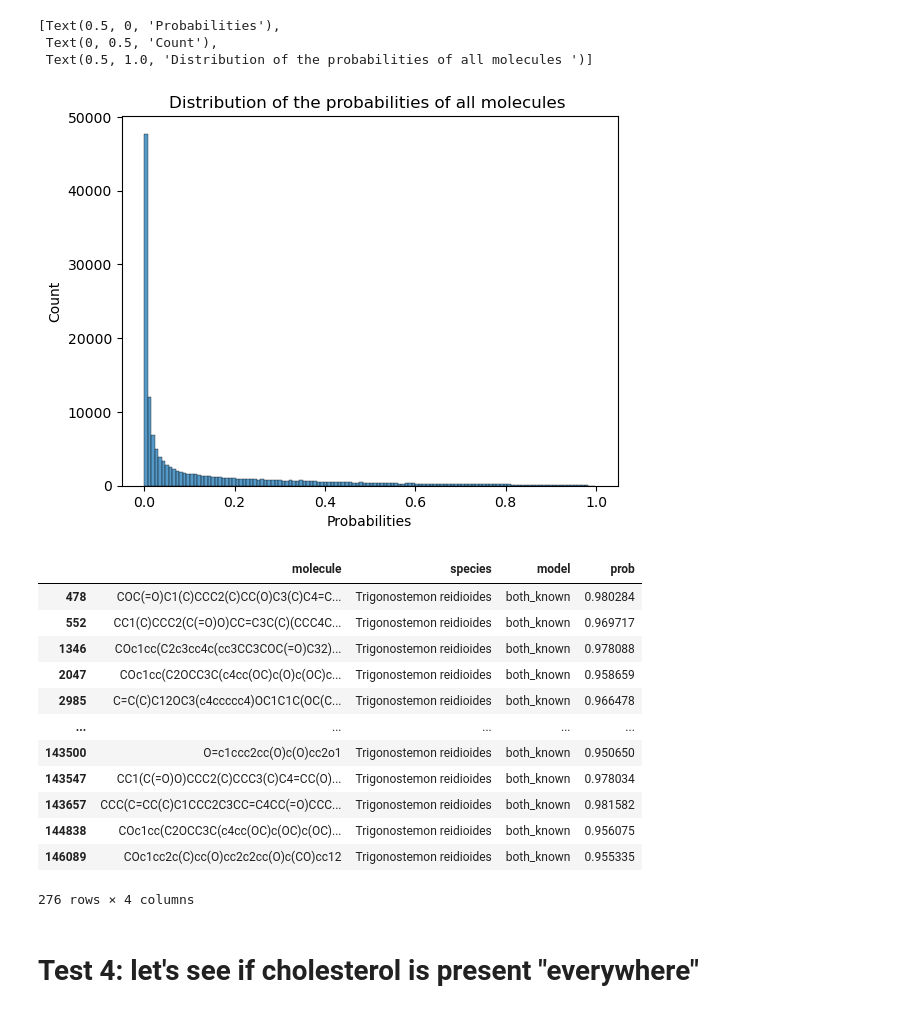
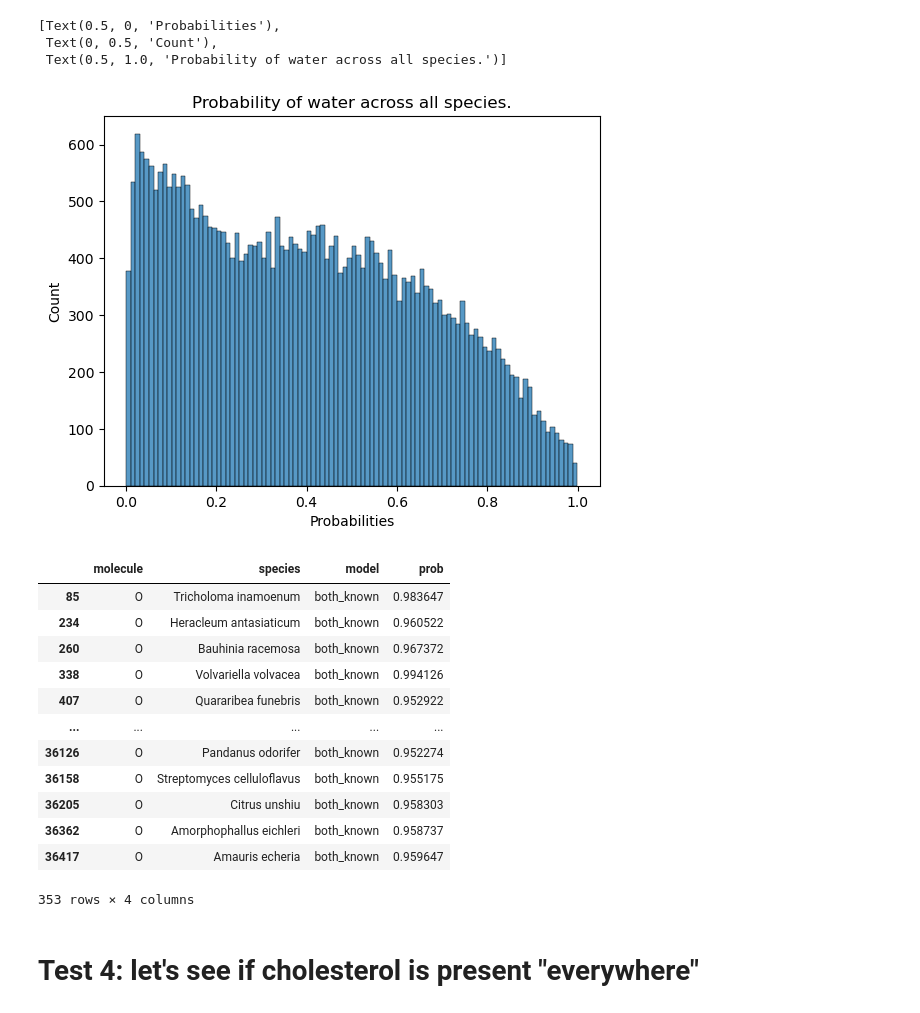
Before and after one commit to anticipated-chemistry-of-life/GNN, a Jupyter notebook: test_pipeline.ipynb, the cells around one changed output. Cells and saved outputs as stored; diff of their text form; code cells hidden in the pictures.

```diff
--- a/test_pipeline.ipynb
+++ b/test_pipeline.ipynb
@@ -31,10 +31,10 @@ g_lotus = nx.compose(g_train, g_test)
 # %%
 sku = pd.concat([df_agg, df_agg_train])
 # %%
-sp = 'Trigonostemon reidioides'
+mol = 'O'
 data_3 = pd.DataFrame(
-    {'molecule': list(set(molecule_features_dummy.index)-set(sku[sku.organism_name==sp].structure_smiles_2D)),
-     'species': sp})
+    {'molecule': mol,
+     'species': list(set(species_features_dummy.index)-set(sku[sku.structure_smiles_2D==mol].organism_name))})
 # %%
 data_3
 # %% [output]
@@ -81,29 +81,29 @@ StellarDiGraph: Directed multigraph
 # %%
-ax_3 = sns.histplot(data=out_3, x=out_3.prob)
+ax_3 = sns.histplot(data=out_3, x=out_3.prob, bins=100)
 ax_3.set(xlabel="Probabilities",
         ylabel="Count",
-        title="Distribution of the probabilities of all molecules ")
+        title="Probability of water across all species.")
 # %% [output]
 [Text(0.5, 0, 'Probabilities'),
  Text(0, 0.5, 'Count'),
- Text(0.5, 1.0, 'Distribution of the probabilities of all molecules ')]
+ Text(0.5, 1.0, 'Probability of water across all species.')]
-[figure, old version]
+[figure, new version]
 # %%
 out_3[out_3.prob>0.95]
 # %% [output]
 |  | molecule | species | model | prob |
-| 478 | COC(=O)C1(C)CCC2(C)CC(O)C3(C)C4=C... | Trigonostemon reidioides | both_known | 0.980284 |
-| 552 | CC1(C)CCC2(C(=O)O)CC=C3C(C)(CCC4C... | Trigonostemon reidioides | both_known | 0.969717 |
-| 1346 | COc1cc(C2c3cc4c(cc3CC3COC(=O)C32)... | Trigonostemon reidioides | both_known | 0.978088 |
-| 2047 | COc1cc(C2OCC3C(c4cc(OC)c(O)c(OC)c... | Trigonostemon reidioides | both_known | 0.958659 |
-| 2985 | C=C(C)C12OC3(c4ccccc4)OC1C1C(OC(C... | Trigonostemon reidioides | both_known | 0.966478 |
+| 85 | O | Tricholoma inamoenum | both_known | 0.983647 |
+| 234 | O | Heracleum antasiaticum | both_known | 0.960522 |
+| 260 | O | Bauhinia racemosa | both_known | 0.967372 |
+| 338 | O | Volvariella volvacea | both_known | 0.994126 |
+| 407 | O | Quararibea funebris | both_known | 0.952922 |
 | ... | ... | ... | ... | ... |
-| 143500 | O=c1ccc2cc(O)c(O)cc2o1 | Trigonostemon reidioides | both_known | 0.950650 |
-| 143547 | CC1(C(=O)O)CCC2(C)CCC3(C)C4=CC(O)... | Trigonostemon reidioides | both_known | 0.978034 |
-| 143657 | CCC(C=CC(C)C1CCC2C3CC=C4CC(=O)CCC... | Trigonostemon reidioides | both_known | 0.981582 |
-| 144838 | COc1cc(C2OCC3C(c4cc(OC)c(OC)c(OC)... | Trigonostemon reidioides | both_known | 0.956075 |
-| 146089 | COc1cc2c(C)cc(O)cc2c2cc(O)c(CO)cc12 | Trigonostemon reidioides | both_known | 0.955335 |
+| 36126 | O | Pandanus odorifer | both_known | 0.952274 |
+| 36158 | O | Streptomyces celluloflavus | both_known | 0.955175 |
+| 36205 | O | Citrus unshiu | both_known | 0.958303 |
+| 36362 | O | Amorphophallus eichleri | both_known | 0.958737 |
+| 36417 | O | Amauris echeria | both_known | 0.959647 |
-276 rows × 4 columns
+353 rows × 4 columns
 # %% [markdown]
 # Test 4: let's see if cholesterol is present "everywhere"
 # %%
```
Also changed, not shown: parts of 12 cells of this notebook, 1 other file.
